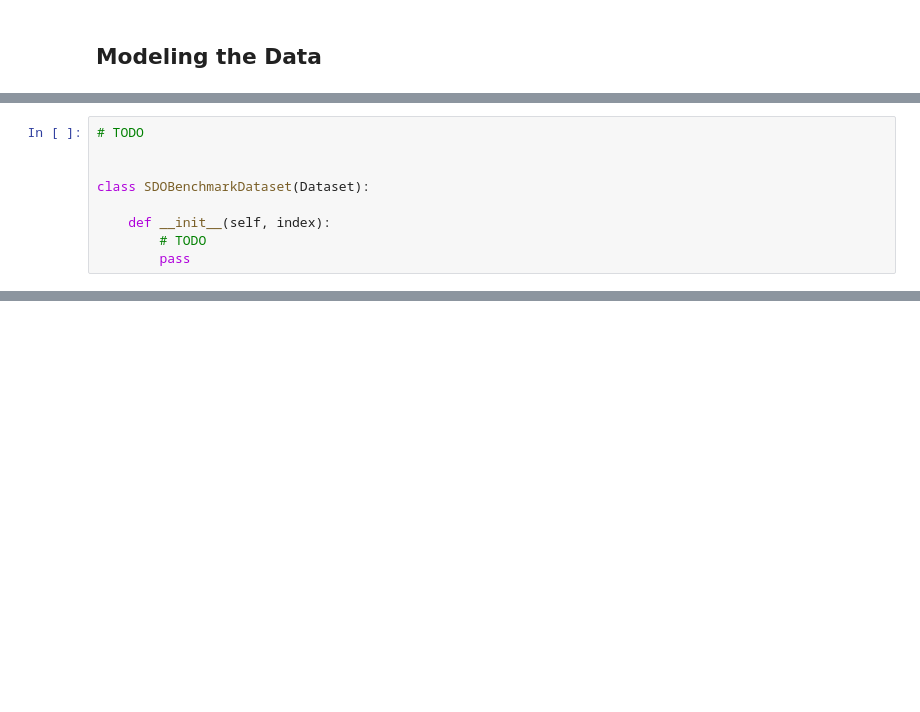
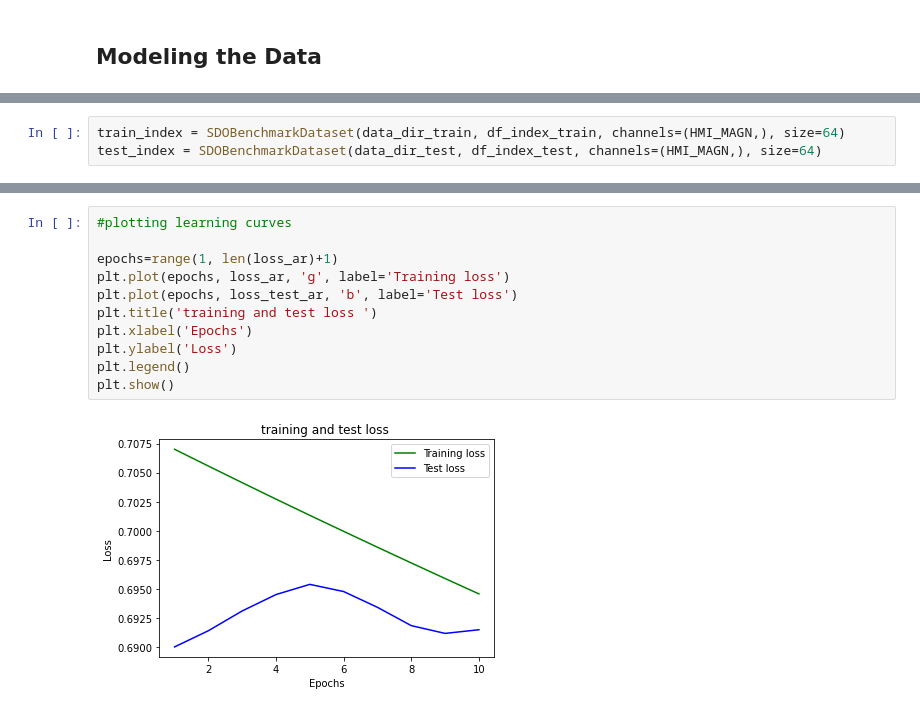
Before and after one commit to i4Ds/rodem-sp-tutorial-2021, a Jupyter notebook: notebooks/SDO_benchmark_dataset.ipynb, the cells around one changed output, grey strips where cells are left out. Drawn from its saved outputs; the diff is of its cells as text; blank space fills up the shorter version.

```diff
--- a/notebooks/SDO_benchmark_dataset.ipynb
+++ b/notebooks/SDO_benchmark_dataset.ipynb
@@ -272,11 +275,2 @@ import torch
 
 from torch.utils.data import Dataset
-# %%
-# TODO
-
-
-class SDOBenchmarkDataset(Dataset):
-
-    def __init__(self, index):
-        # TODO
-        pass
@@ -282,0 +315,3 @@ class SDOBenchmarkDataset(Dataset):
+# %%
+train_index = SDOBenchmarkDataset(data_dir_train, df_index_train, channels=(HMI_MAGN,), size=64)
+test_index = SDOBenchmarkDataset(data_dir_test, df_index_test, channels=(HMI_MAGN,), size=64)
@@ -286,0 +519,13 @@ TODO
+# %%
+#plotting learning curves
+
+epochs=range(1, len(loss_ar)+1)
+plt.plot(epochs, loss_ar, 'g', label='Training loss')
+plt.plot(epochs, loss_test_ar, 'b', label='Test loss')
+plt.title('training and test loss ')
+plt.xlabel('Epochs')
+plt.ylabel('Loss')
+plt.legend()
+plt.show()
+# %% [output]
+[figure, added]
```
Also changed, not shown: parts of 13 cells of this notebook, 2 other files.
